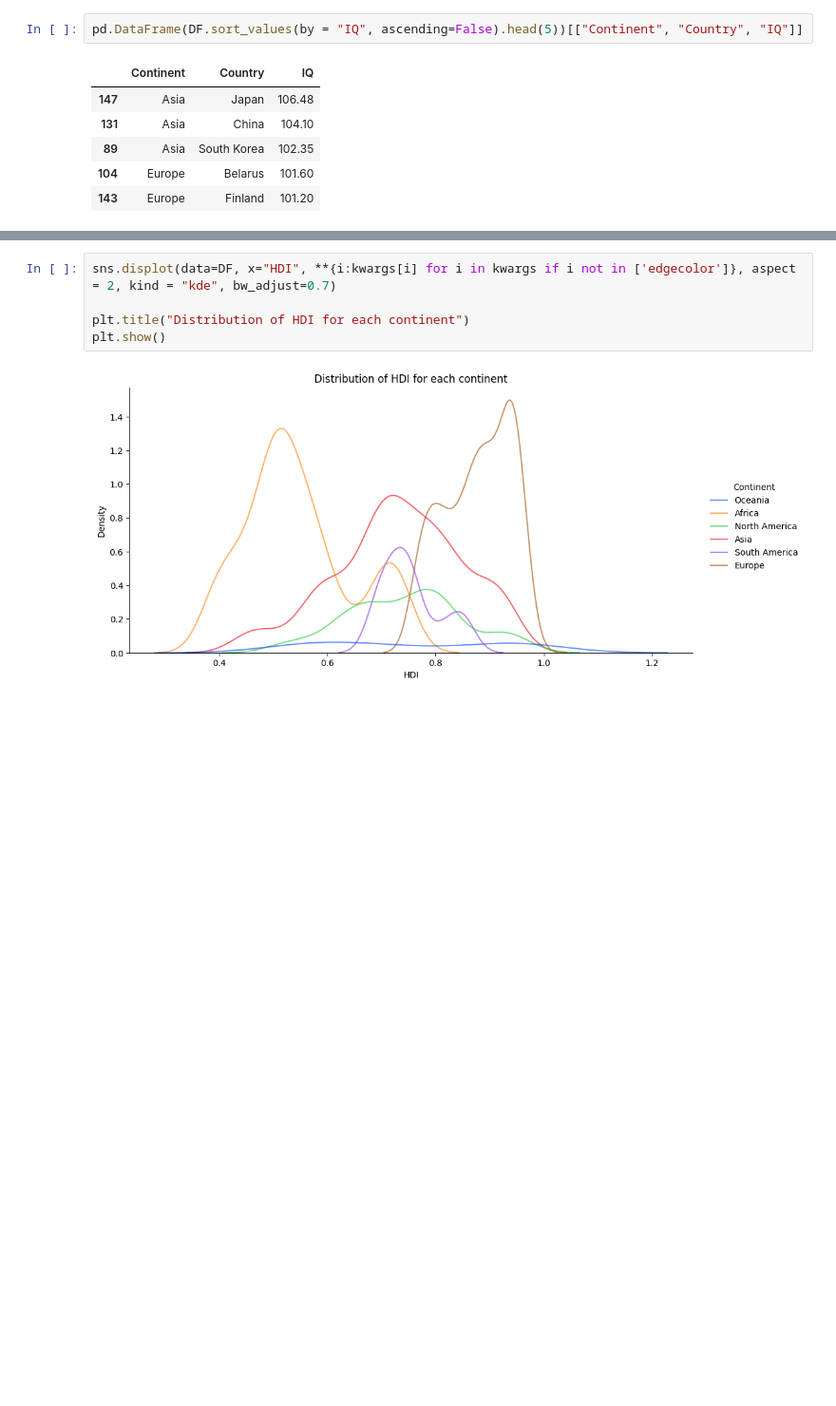
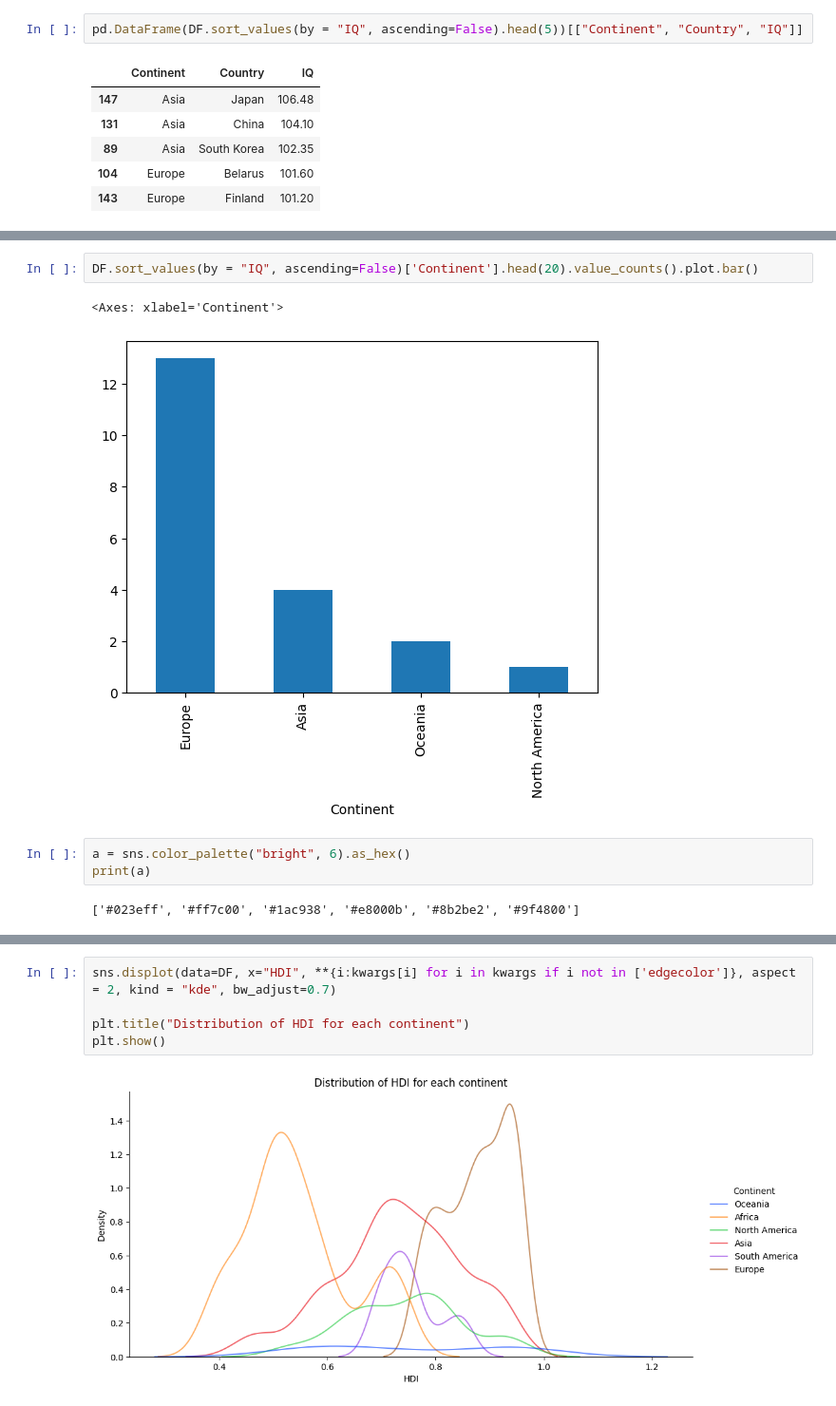
Before and after one commit to Mamin-gamer/ProfessionalSoftwareModule, a Jupyter notebook: FinalProject/Notebooks/Main.ipynb, the cells around one changed output, grey strips where cells are left out. Shown at 95% size. Cells and saved outputs as stored; diff of their text form; blank space fills up the shorter version.

```diff
--- a/FinalProject/Notebooks/Main.ipynb
+++ b/FinalProject/Notebooks/Main.ipynb
@@ -174,0 +184,10 @@ pd.DataFrame(DF.sort_values(by = "IQ", ascending=False).head(5))[["Continent", "
+# %%
+DF.sort_values(by = "IQ", ascending=False)['Continent'].head(20).value_counts().plot.bar()
+# %% [output]
+<Axes: xlabel='Continent'>
+[figure, added]
+# %%
+a = sns.color_palette("bright", 6).as_hex()
+print(a)
+# %% [output]
+['#023eff', '#ff7c00', '#1ac938', '#e8000b', '#8b2be2', '#9f4800']
```
Also changed, not shown: parts of 4 cells of this notebook, 1 other file.
